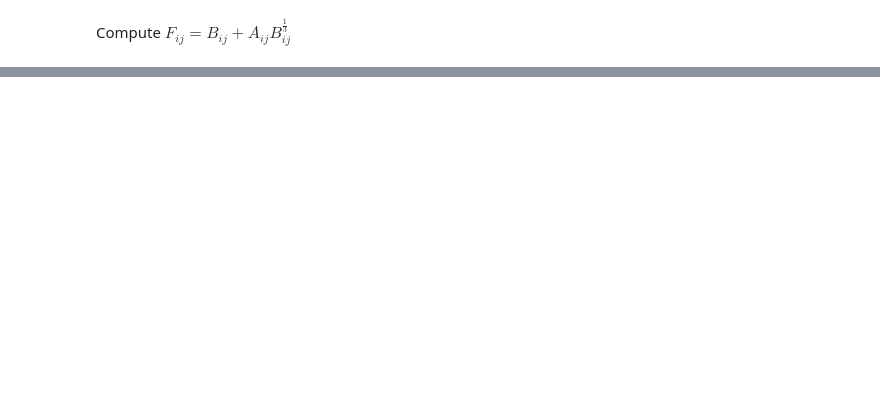
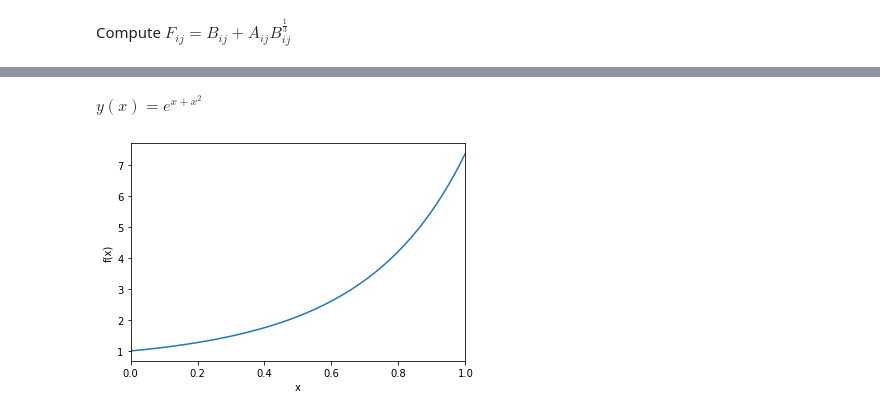
Before and after one commit to Niels-Clayton/Uni-Notes-Second-Year, a Jupyter notebook: Tri 2/MATH 245/Assignment 1/MATH 245 – Computational Mathematics – Project 1.ipynb, the cells around one changed output, grey strips where cells are left out. Saved outputs shown, nothing was run; the diff lists cells and outputs as text; code cells hidden in the pictures; blank space fills up the shorter version.

```diff
--- a/Tri 2/MATH 245/Assignment 1/MATH 245 – Computational Mathematics – Project 1.ipynb
+++ b/Tri 2/MATH 245/Assignment 1/MATH 245 – Computational Mathematics – Project 1.ipynb
@@ -139,0 +248,11 @@ for i in range (2):
+# %% [markdown]
+$y(x) = e^{x+x^2}$
+# %%
+y = np.power(np.e, (x + np.power(x,2)))
+plt.plot(x,y)
+plt.xlabel('x')
+plt.ylabel('f(x)')
+plt.xlim(0,1)
+plt.show()
+# %% [output]
+[figure, added]
```
Also changed, not shown: parts of 32 cells of this notebook, 4 other files.
